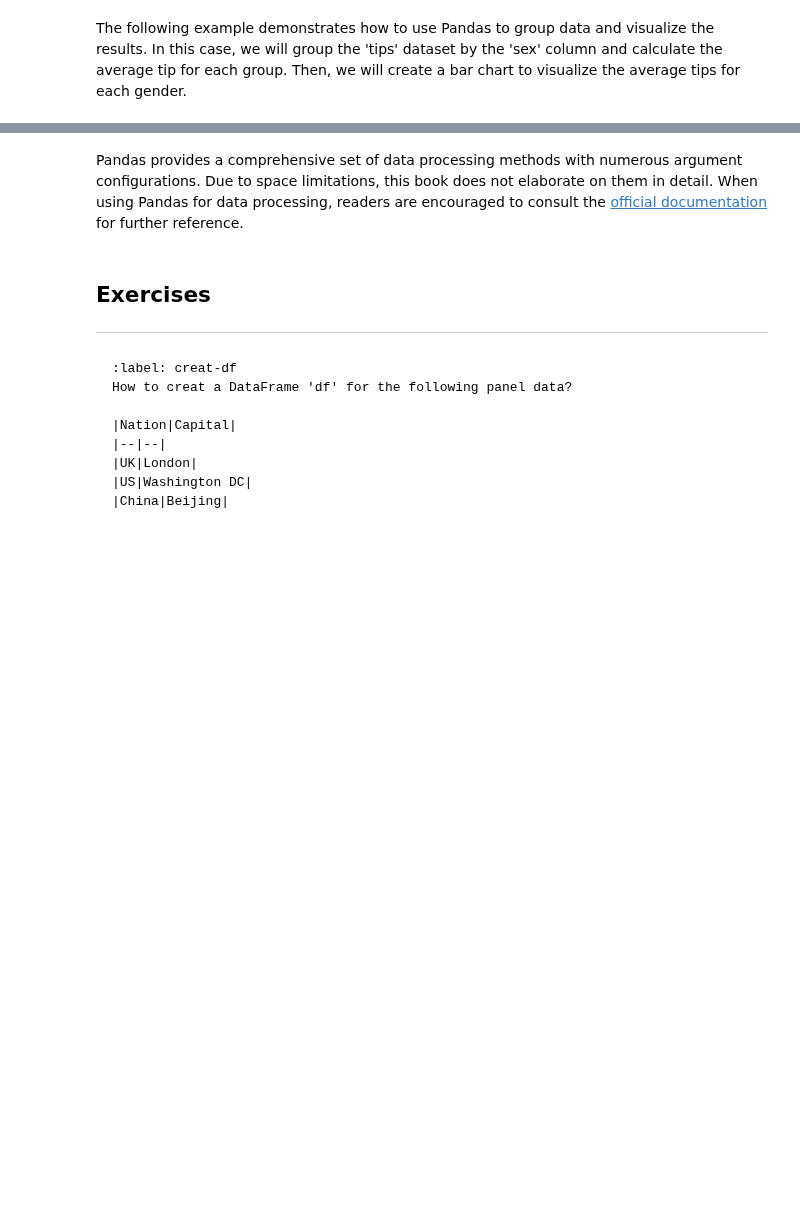
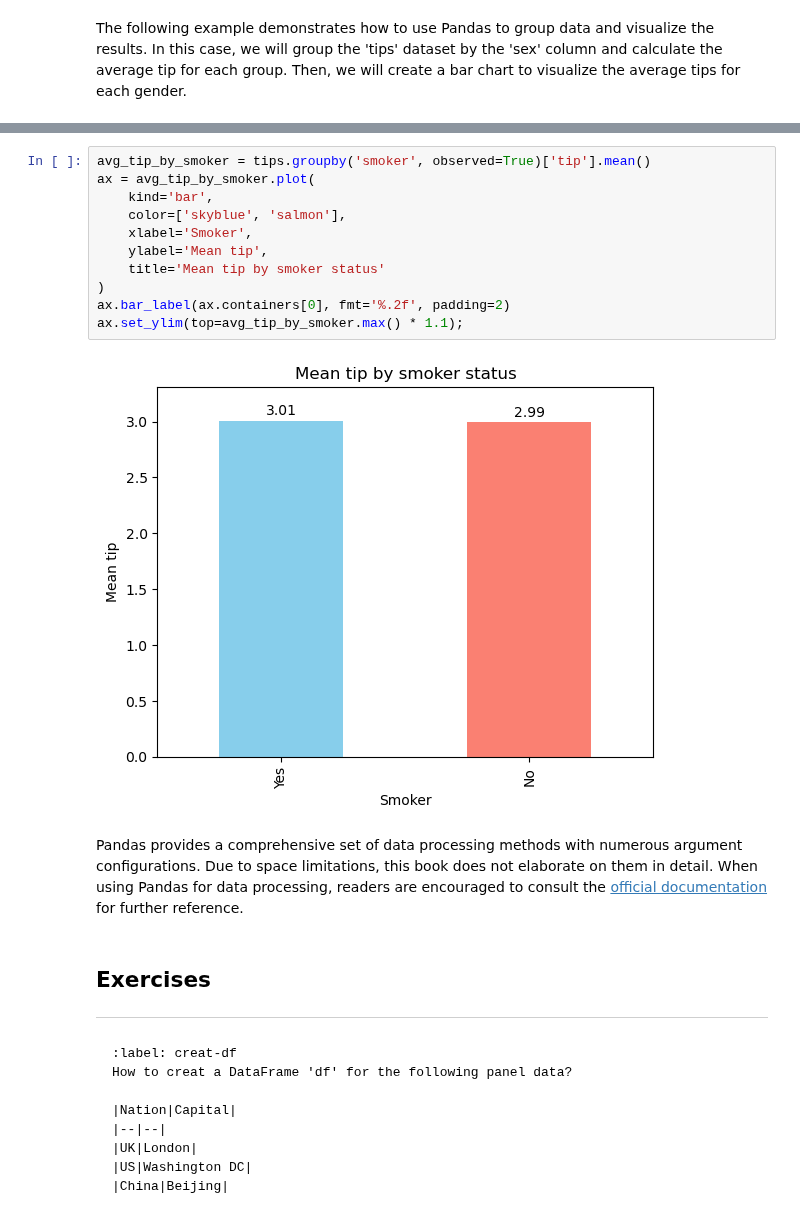
Before and after one commit to RobinChen121/book-python, a Jupyter notebook: _sources/introduction-to-pandas.ipynb, the cells around one changed output, grey strips where cells are left out. Cells and saved outputs as stored; diff of their text form; blank space fills up the shorter version.

```diff
--- a/_sources/introduction-to-pandas.ipynb
+++ b/_sources/introduction-to-pandas.ipynb
@@ -1573 +1718,14 @@ avg_tips.plot(kind='bar', color=['skyblue', 'salmon'])
+# %%
+avg_tip_by_smoker = tips.groupby('smoker', observed=True)['tip'].mean()
+ax = avg_tip_by_smoker.plot(
+    kind='bar',
+    color=['skyblue', 'salmon'],
+    xlabel='Smoker',
+    ylabel='Mean tip',
+    title='Mean tip by smoker status'
+)
+ax.bar_label(ax.containers[0], fmt='%.2f', padding=2)
+ax.set_ylim(top=avg_tip_by_smoker.max() * 1.1);
+# %% [output]
+[figure, added]
 # %% [markdown]
```
Also changed, not shown: parts of 44 cells of this notebook, 26 other files.
